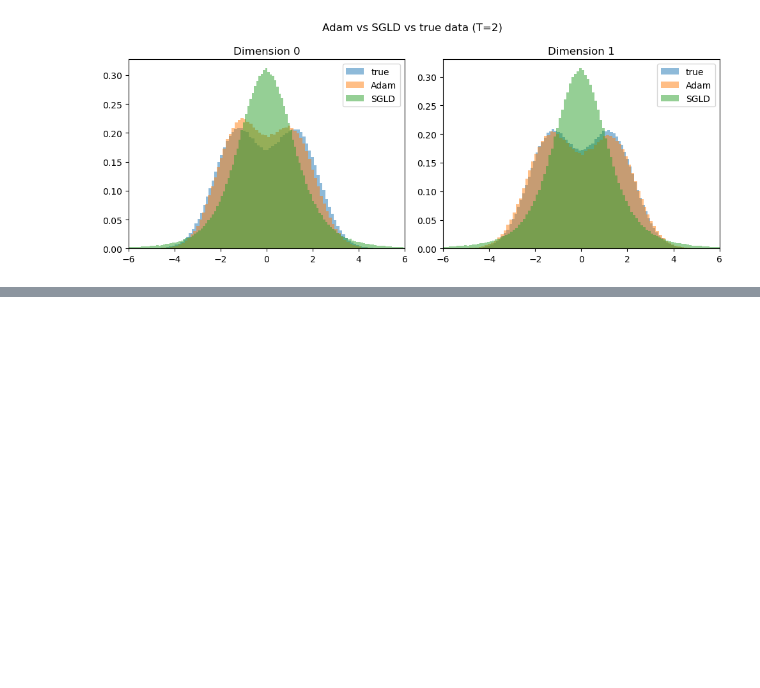
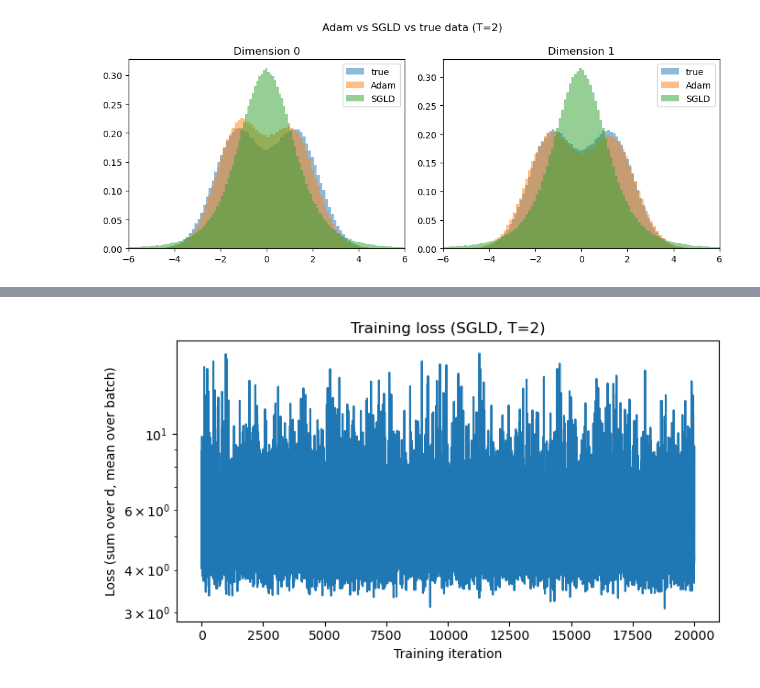
Before and after one commit to kylemcgillivray/Masters-Dissertation, a Jupyter notebook: sampler3.ipynb, the cells around one changed output, grey strips where cells are left out. Saved outputs shown, nothing was run; the diff lists cells and outputs as text; code cells hidden in the pictures; blank space fills up the shorter version.

```diff
--- a/sampler3.ipynb
+++ b/sampler3.ipynb
@@ -256,3 +256,12 @@ plt.tight_layout()
 plt.show()
 # %% [output]
 [figure]
+# %%
+net_tusla = fct.ScoreNet(d=d, D_1=128)
+
+net_tusla, loss_history_tusla, param_norm_history_tusla = fct.train_network_tusla(
+    net_tusla, X_data_bimodal, t_0=1e-3, T=T, d=d,
+    n_iters=20000, batch_size=512,
+    lam=1e-4, beta=1e6, eta=1e-6, r=3,
+    device=device, print_every=500
+)
@@ -258,0 +286,14 @@ plt.show()
+# %%
+# ------------------------------------------------------------
+# Loss curve
+# ------------------------------------------------------------
+plt.figure(figsize=(7, 4))
+plt.plot(loss_history_tusla)
+plt.xlabel("Training iteration")
+plt.ylabel("Loss (sum over d, mean over batch)")
+plt.yscale('log')
+plt.title(f"Training loss (SGLD, T={T})")
+plt.tight_layout()
+plt.show()
+# %% [output]
+[figure, added]
```
Also changed, not shown: parts of 3 cells of this notebook, 1 other file.
